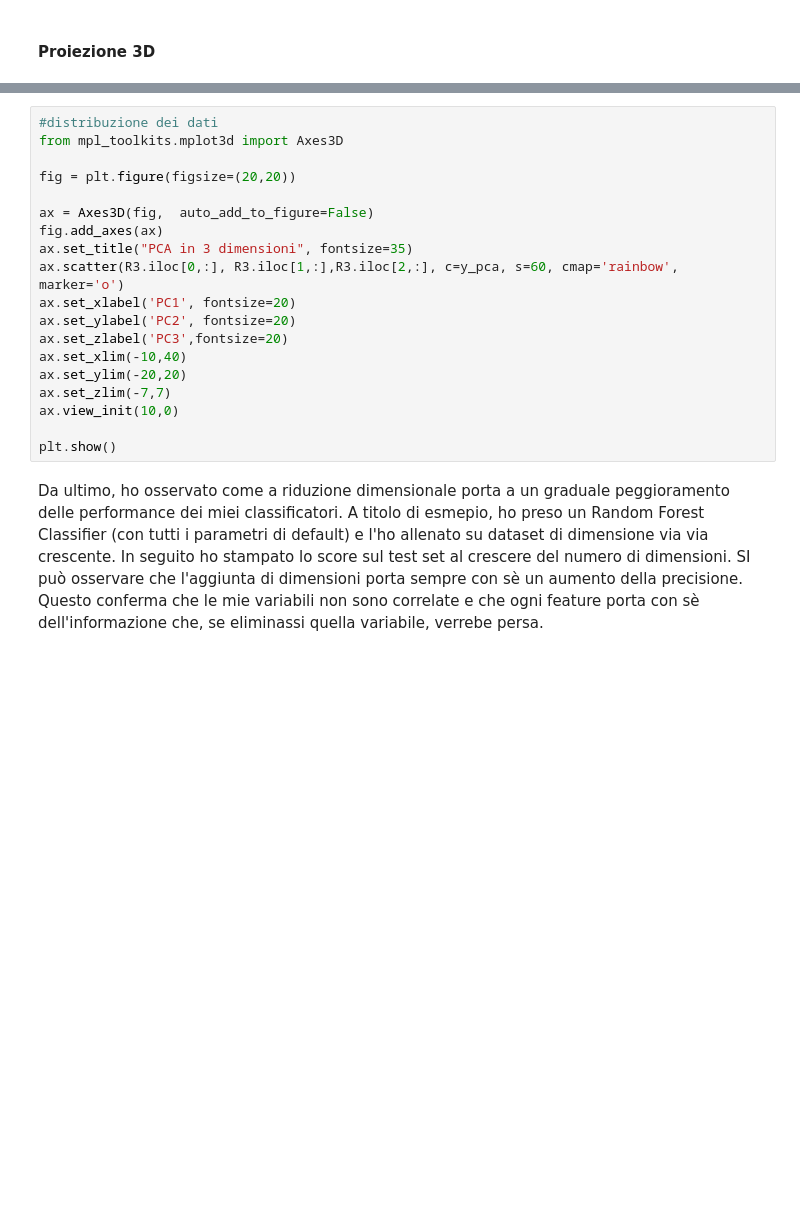
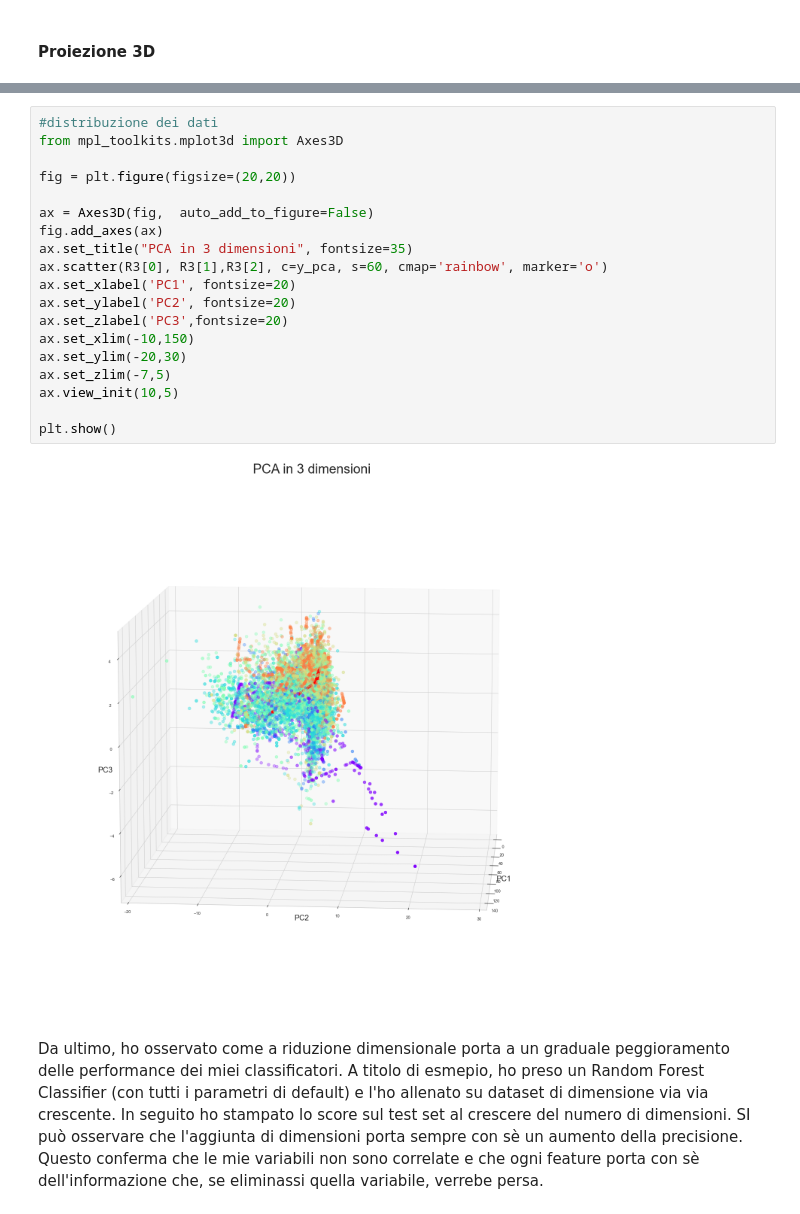
Before and after one commit to andreasala98/WineClass, a Jupyter notebook: WineClassifier.ipynb, the cells around one changed output, grey strips where cells are left out. Saved outputs shown, nothing was run; the diff lists cells and outputs as text; blank space fills up the shorter version.

```diff
--- a/WineClassifier.ipynb
+++ b/WineClassifier.ipynb
@@ -484,22 +505,24 @@ R3.shape
 # %%
 #distribuzione dei dati
 from mpl_toolkits.mplot3d import Axes3D
 
 fig = plt.figure(figsize=(20,20))
 
 ax = Axes3D(fig,  auto_add_to_figure=False)
 fig.add_axes(ax)
 ax.set_title("PCA in 3 dimensioni", fontsize=35)
-ax.scatter(R3.iloc[0,:], R3.iloc[1,:],R3.iloc[2,:], c=y_pca, s=60, cmap='rainbow', marker='o')
+ax.scatter(R3[0], R3[1],R3[2], c=y_pca, s=60, cmap='rainbow', marker='o')
 ax.set_xlabel('PC1', fontsize=20)
 ax.set_ylabel('PC2', fontsize=20)
 ax.set_zlabel('PC3',fontsize=20)
-ax.set_xlim(-10,40)
-ax.set_ylim(-20,20)
-ax.set_zlim(-7,7)
-ax.view_init(10,0)
+ax.set_xlim(-10,150)
+ax.set_ylim(-20,30)
+ax.set_zlim(-7,5)
+ax.view_init(10,5)
 
 plt.show()
+# %% [output]
+[figure, added]
 # %% [markdown]
 Da ultimo, ho osservato come a riduzione dimensionale porta a un graduale peggioramento delle performance dei miei classificatori. A titolo di esmepio, ho preso un Random Forest Classifier (con tutti i parametri di default) e l'ho allenato su dataset di dimensione via via crescente. In seguito ho stampato lo score sul test set al crescere del numero di dimensioni. SI può osservare che l'aggiunta di dimensioni porta sempre con sè un aumento della precisione. Questo conferma che le mie variabili non sono correlate e che ogni feature porta con sè dell'informazione che, se eliminassi quella variabile, verrebe persa.
 # %%
```
Also changed, not shown: parts of 18 cells of this notebook.
